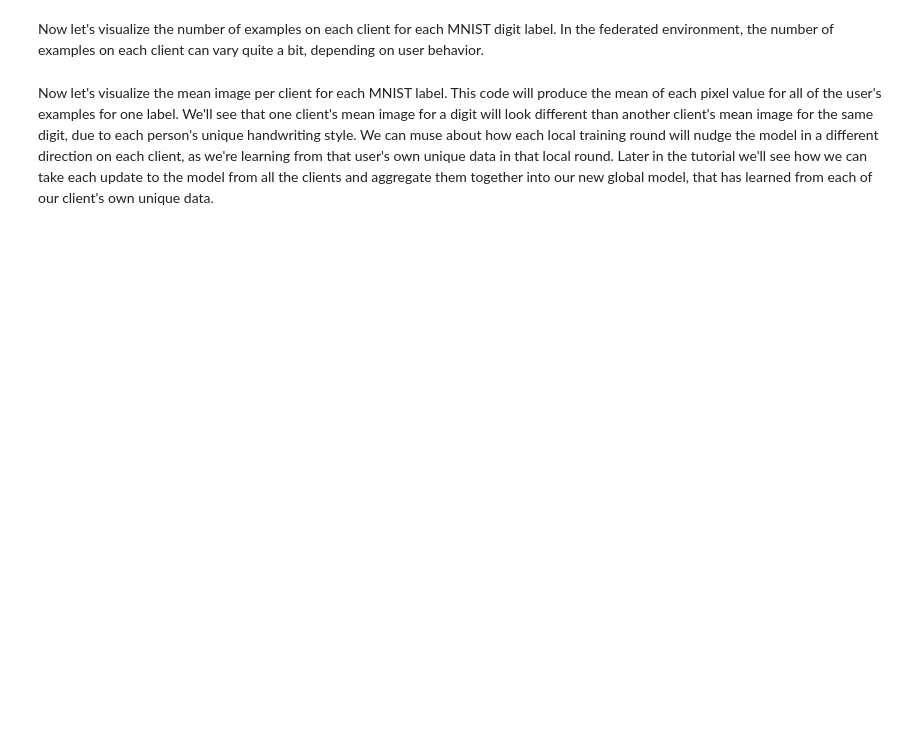
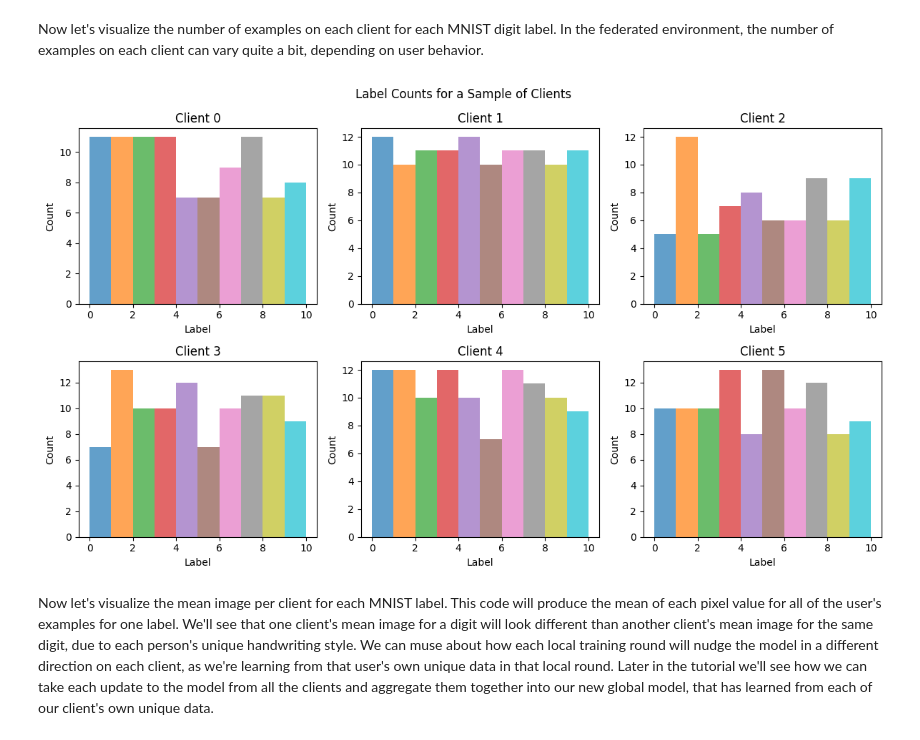
Before and after one commit to DungNguyenCoding/FederatedLearning, a Jupyter notebook: TensorFlowFederated/Tutorials/federated_learning_for_image_classification.ipynb, the cells around one changed output. Saved outputs shown, nothing was run; the diff lists cells and outputs as text; code cells hidden in the pictures; blank space fills up the shorter version.

```diff
--- a/TensorFlowFederated/Tutorials/federated_learning_for_image_classification.ipynb
+++ b/TensorFlowFederated/Tutorials/federated_learning_for_image_classification.ipynb
@@ -201,25 +203,41 @@ for example in example_dataset.take(40):
 # %% [markdown]
 Now let's visualize the number of examples on each client for each MNIST digit label. In the federated environment, the number of examples on each client can vary quite a bit, depending on user behavior.
 # %%
-# Number of examples per layer for a sample of clients
+# Create a figure with a title
 f = plt.figure(figsize=(12, 7))
 f.suptitle('Label Counts for a Sample of Clients')
+
+# Loop through 6 clients
 for i in range(6):
-  client_dataset = emnist_train.create_tf_dataset_for_client(
-      emnist_train.client_ids[i])
-  plot_data = collections.defaultdict(list)
-  for example in client_dataset:
-    # Append counts individually per label to make plots
-    # more colorful instead of one color per plot.
-    label = example['label'].numpy()
-    plot_data[label].append(label)
-  plt.subplot(2, 3, i+1)
-  plt.title('Client {}'.format(i))
-  for j in range(10):
-    plt.hist(
-        plot_data[j],
-        density=False,
-        bins=[0, 1, 2, 3, 4, 5, 6, 7, 8, 9, 10])
+    # Select one client
+    client_dataset = emnist_train.create_tf_dataset_for_client(
+        emnist_train.client_ids[i])
+
+    # Dictionary to store label counts
+    plot_data = collections.defaultdict(list)
+
+    for example in client_dataset:
+        # Extract label as an integer
+        label = example['label'].numpy()
+        # Append label to corresponding list
+        plot_data[label].append(label)
+
+    # Create a subplot (2 rows, 3 columns)
+    plt.subplot(2, 3, i+1)
+    # Title for each client's histogram
+    plt.title(f'Client {i}')
+
+    # Plot histograms for labels 0-9
+    for j in range(10):
+        plt.hist(plot_data[j], bins=range(11), alpha=0.7, label=str(j))
+
+    plt.xlabel("Label")  # X-axis label
+    plt.ylabel("Count")  # Y-axis label
+
+plt.tight_layout()  # Adjust layout to prevent overlap
+plt.show()  # Display the figure
+# %% [output]
+[figure, added]
 # %% [markdown]
 Now let's visualize the mean image per client for each MNIST label. This code will produce the mean of each pixel value for all of the user's examples for one label. We'll see that one client's mean image for a digit will look different than another client's mean image for the same digit, due to each person's unique handwriting style. We can muse about how each local training round will nudge the model in a different direction on each client, as we're learning from that user's own unique data in that local round. Later in the tutorial we'll see how we can take each update to the model from all the clients and aggregate them together into our new global model, that has learned from each of our client's own unique data.
 # %%
```
Also changed, not shown: parts of 8 cells of this notebook.
